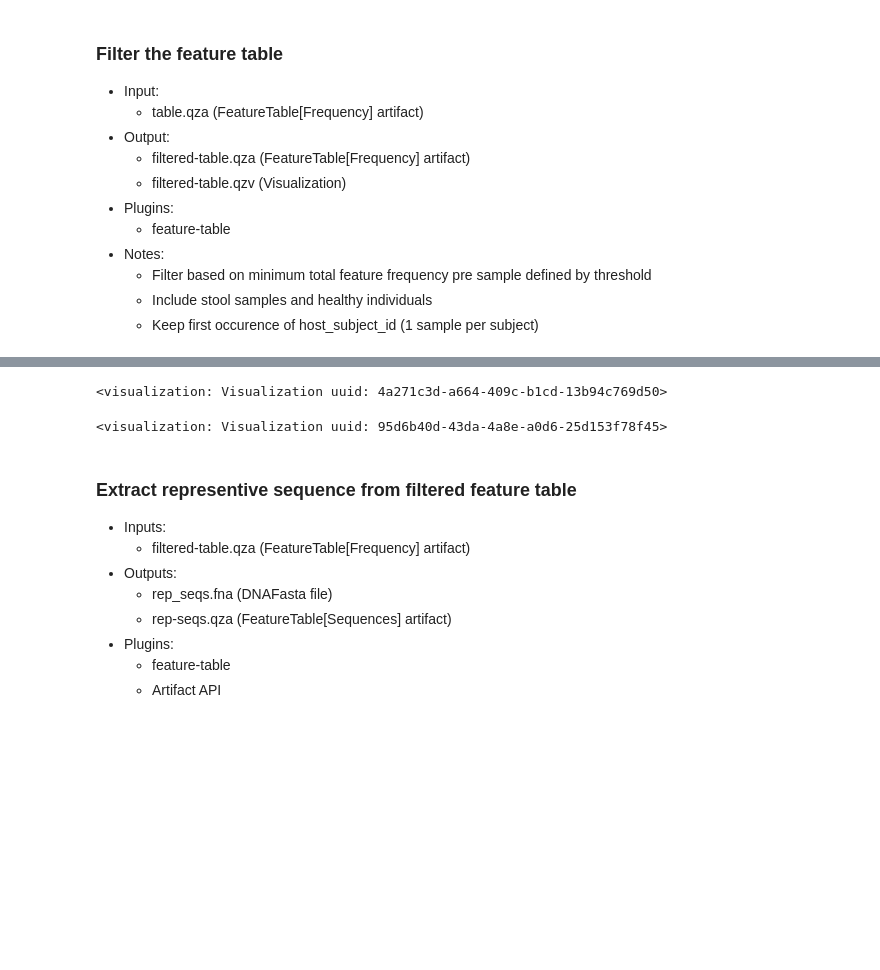
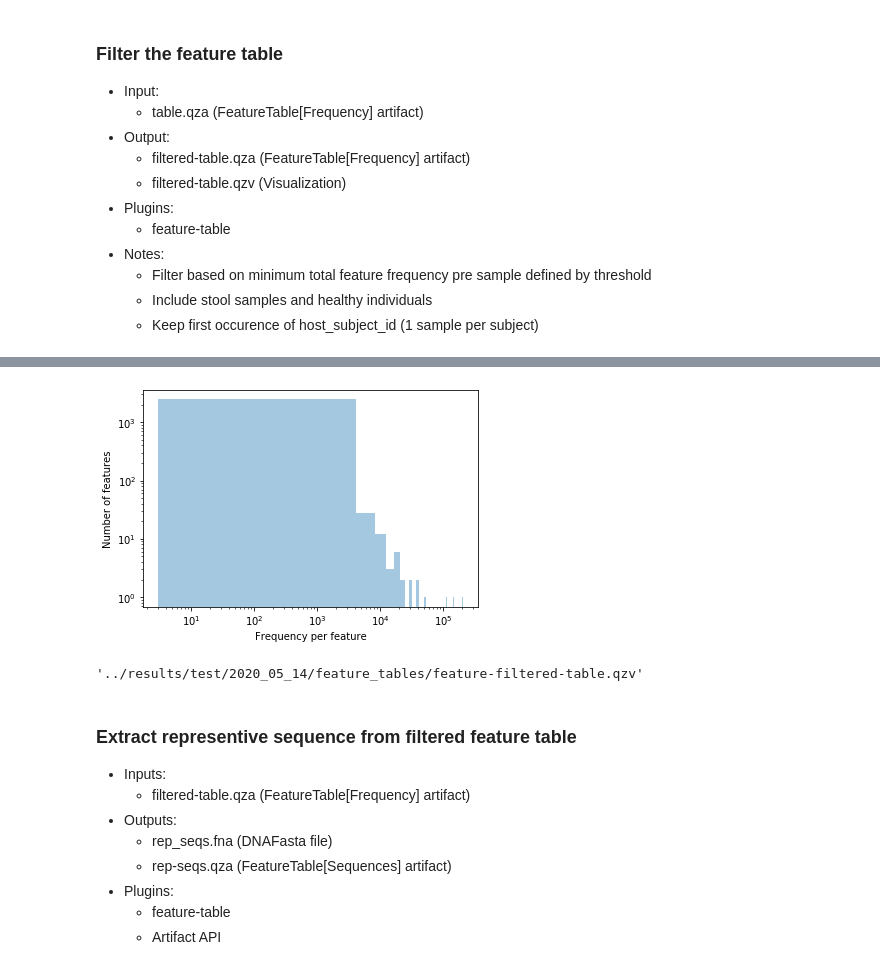
Before and after one commit to adamklie/AGP_exercise_analysis, a Jupyter notebook: bin/process_data.ipynb, the cells around one changed output, grey strips where cells are left out. Cells and saved outputs as stored; diff of their text form; code cells hidden in the pictures; blank space fills up the shorter version.

```diff
--- a/bin/process_data.ipynb
+++ b/bin/process_data.ipynb
@@ -100,3 +96,7 @@ min_per_feature = 50
+# %%
+# Thresholds for filtering samples and features
+min_feature_per_sample= 1000
+min_per_feature = 3
 # %%
 # Inclusion criterion
 criterion = "[body_site]='UBERON:feces'"\
@@ -106,3 +106,9 @@ criterion = "[body_site]='UBERON:feces'"\
 # Keep only one sample if multiple samples from same subject
 ids_to_keep = meta_data.get_column('host_subject_id').to_series().drop_duplicates().index
 filtered_meta_data = meta_data.filter_ids(ids_to_keep)
+# %%
+# Filter FeatureTable[Frequency] with feature-table filter-samples method
+sample_filter = feature_table.methods.filter_samples(table=downloaded_table,
+                                                     min_frequency=min_feature_per_sample,
+                                                     metadata=filtered_meta_data,
+                                                     where=criterion)
@@ -109,11 +122,11 @@ filtered_meta_data = meta_data.filter_ids(ids_to_keep)
 # %%
-# Filter on features
-feature_filter = feature_table.methods.filter_features(table=table,
+# Filter FeatureTable[Frequency] with feature-table filter-features method
+feature_filter = feature_table.methods.filter_features(table=sample_filter.filtered_table,
                                                        min_frequency=min_per_feature)
 # %%
 # Visualize the filtered table
 feature_filter_vis = feature_table.visualizers.summarize(table=feature_filter.filtered_table,
                                                          sample_metadata=meta_data)
-feature_filter_vis.visualization
+#feature_filter_vis.visualization
 # %% [output]
-<visualization: Visualization uuid: 4a271c3d-a664-409c-b1cd-13b94c769d50>
+[figure, added]
@@ -126,12 +133,9 @@ sample_filter = feature_table.methods.filter_samples(table=feature_filter.filter
-# %%
-# Visualize the filtered table
-sample_filter_vis = feature_table.visualizers.summarize(table=sample_filter.filtered_table,
-                                                        sample_metadata=filtered_meta_data)
-sample_filter_vis.visualization
-# %% [output]
-<visualization: Visualization uuid: 95d6b40d-43da-4a8e-a0d6-25d153f78f45>
 # %%
-# Save the table and visualization (optional)
-filtered_result.filtered_table.save('{}/filtered-table.qza'.format(table_dir))
-filtered_table_vis.visualization.save('{}/filtered-table.qzv'.format(table_dir))
+# Save the tables and visualizations
+sample_filter.filtered_table.save('{}/sample-filtered-table.qza'.format(table_dir))
+sample_filter_vis.visualization.save('{}/sample-filtered-table.qzv'.format(table_dir))
+feature_filter.filtered_table.save('{}/feature-filtered-table.qza'.format(table_dir))
+feature_filter_vis.visualization.save('{}/feature-filtered-table.qzv'.format(table_dir))
+# %% [output]
+'../results/test/2020_05_14/feature_tables/feature-filtered-table.qzv'
 # %%
```
Also changed, not shown: parts of 13 cells of this notebook, 2 other files.
